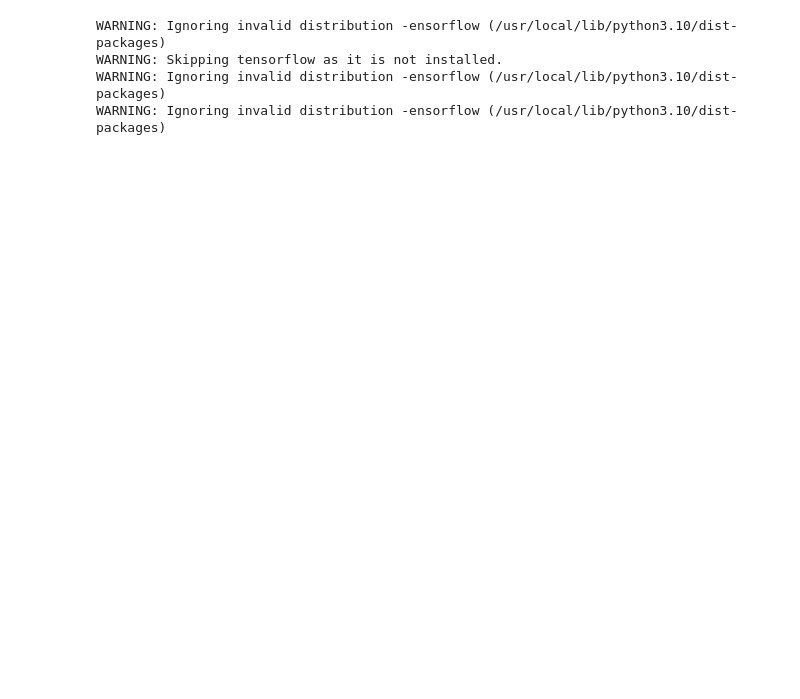
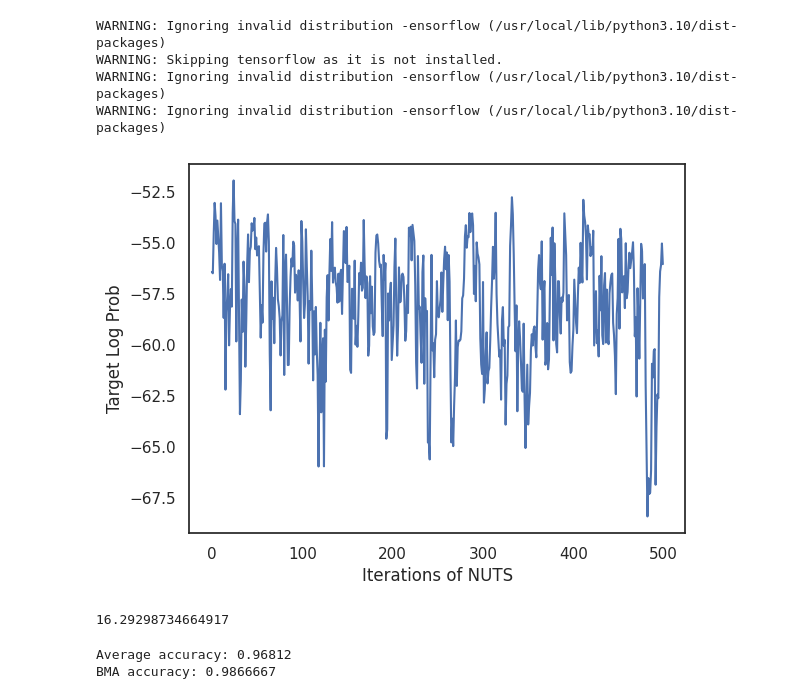
Before and after one commit to emmanuelmokel/PPL-practice, a Jupyter notebook: TFP_Intro.ipynb, the cells around one changed output. Drawn from its saved outputs; the diff is of its cells as text; code cells hidden in the pictures; blank space fills up the shorter version.

Commit message:
performed bayesian model averaging in TFP on JAX

```diff
--- a/TFP_Intro.ipynb
+++ b/TFP_Intro.ipynb
@@ -35,3 +35,53 @@ features, labels = iris['data'], iris['target']
 
 num_features = features.shape[-1]
 num_classes = len(iris.target_names)
+# %%
+Root = tfd.JointDistributionCoroutine.Root
+def model():
+  w = yield Root(tfd.Sample(tfd.Normal(0., 1.), sample_shape =(num_features,
+                                                               num_classes)))
+  b = yield Root(tfd.Sample(tfd.Normal(0., 1.), sample_shape = (num_classes,)))
+  logits = jnp.dot(features, w) + b
+  yield tfd.Independent(tfd.Categorical(logits = logits),
+                        reinterpreted_batch_ndims = 1)
+
+dist = tfd.JointDistributionCoroutine(model)
+def target_log_prob(*params):
+  return dist.log_prob(params + (labels,))
+# %%
+import time
+init_key, sample_key = random.split(random.PRNGKey(0))
+init_params = tuple(dist.sample(seed = init_key)[:-1])
+
+@jit
+def run_chain(key, state):
+  kernel = tfp.mcmc.NoUTurnSampler(target_log_prob, 1e-3)
+  return tfp.mcmc.sample_chain(500, current_state = state, kernel = kernel,
+                               trace_fn = lambda _, results:
+                               results.target_log_prob,
+                               num_burnin_steps = 500, seed = key)
+start = time.time()
+states, log_probs = run_chain(sample_key, init_params)
+end = time.time()
+plt.figure()
+plt.plot(log_probs)
+plt.ylabel('Target Log Prob')
+plt.xlabel('Iterations of NUTS')
+plt.show()
+
+print(end-start)
+# %% [output]
+[figure, added]
+16.29298734664917
+# %%
+def classifier_probs(params):
+  dists, _ = dist.sample_distributions(seed=random.PRNGKey(0),
+                                       value=params + (None,))
+  return dists[-1].distribution.probs_parameter()
+
+all_probs = jit(vmap(classifier_probs))(states)
+print('Average accuracy:', jnp.mean(all_probs.argmax(axis=-1) == labels))
+print('BMA accuracy:', jnp.mean(all_probs.mean(axis=0).argmax(axis=-1)== labels))
+# %% [output]
+Average accuracy: 0.96812
+BMA accuracy: 0.9866667
```
